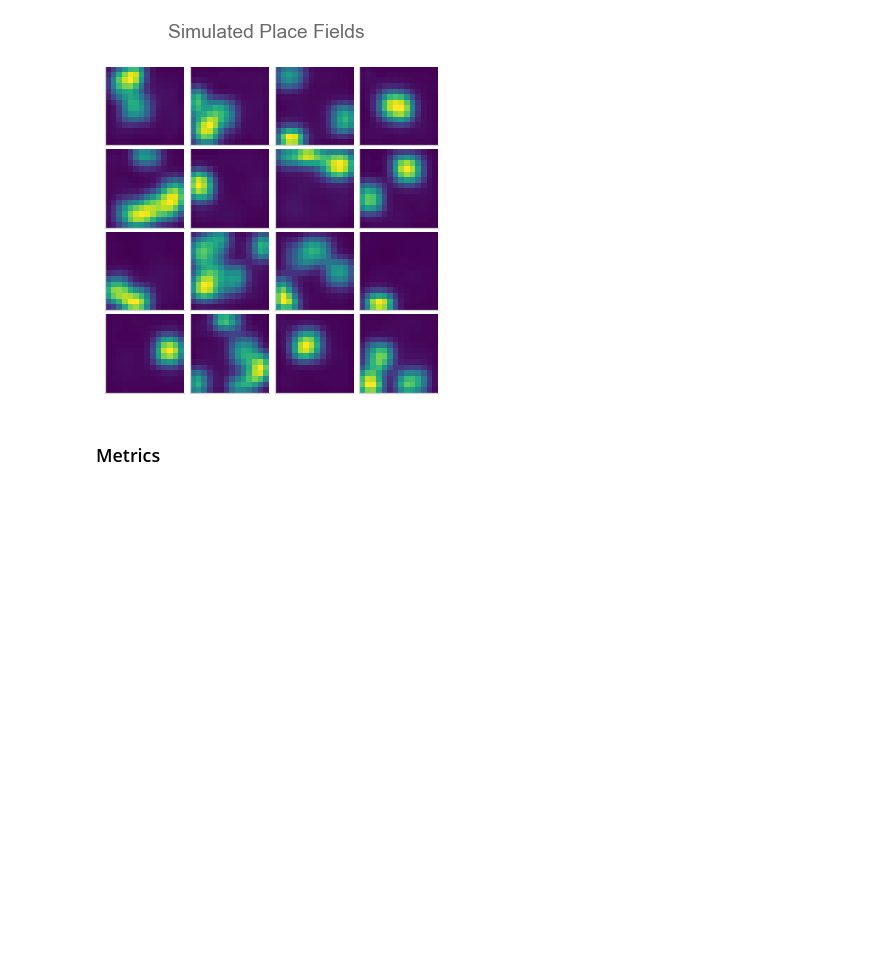
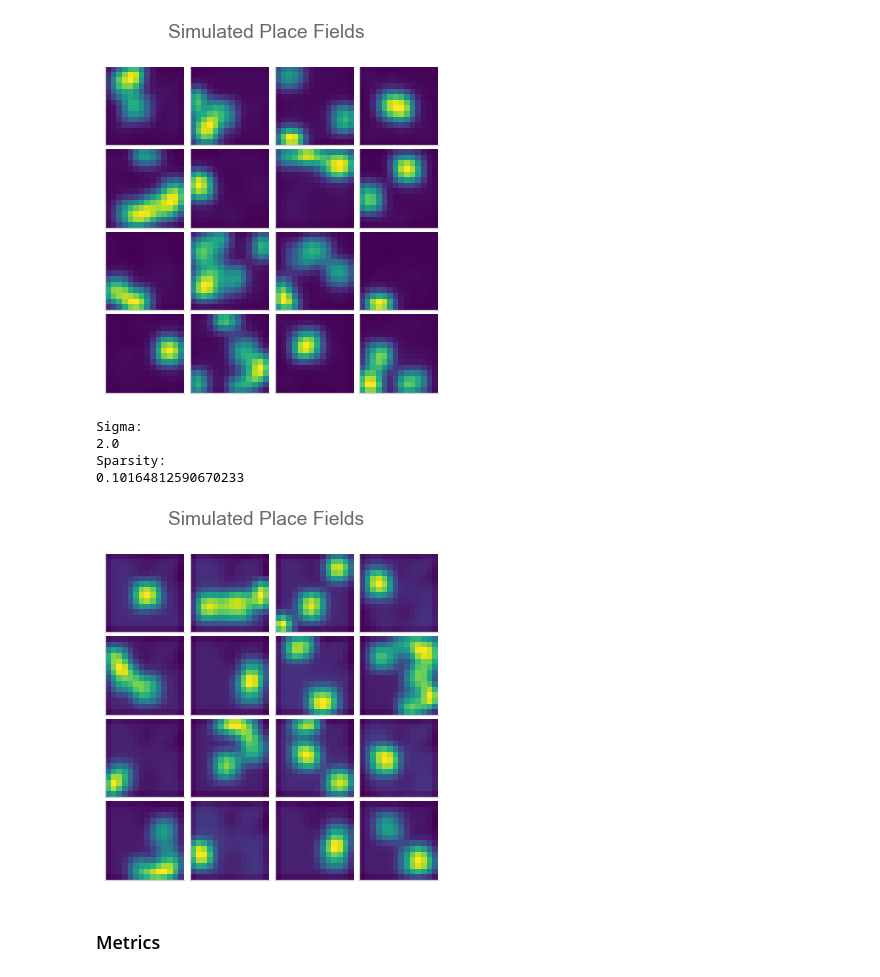
Before and after one commit to chingf/sr-project, a Jupyter notebook: notebooks/5b-place-fields.ipynb, the cells around one changed output. Drawn from its saved outputs; the diff is of its cells as text; code cells hidden in the pictures; blank space fills up the shorter version.

```diff
--- a/notebooks/5b-place-fields.ipynb
+++ b/notebooks/5b-place-fields.ipynb
@@ -216,7 +216,7 @@ Ratio One Field: 0.4
 # Option B: Load existing results
 # %%
 results_dirs = []
-data_dir = '/home/chingf/engram/Ching/03_td_discrete_corr/'
+data_dir = '/Volumes/aronov-locker/Ching/03_td_discrete_corr/'
 desired_sigmas = ['sigma1.75', 'sigma2.0']
 desired_sparsity_range = [0.1, 0.19]
 for sparsity in os.listdir(data_dir):
@@ -224,7 +224,7 @@ for sparsity in os.listdir(data_dir):
     sigma_dirs = os.listdir(f'{data_dir}{sparsity}')
     for desired_sigma in desired_sigmas:
         if desired_sigma in sigma_dirs:
-            results_dir = f'{data_dir}{sparsity}/{desired_sigma}/0.4/rnn/0/'
+            results_dir = f'{data_dir}{sparsity}/{desired_sigma}/0.4/rnn_oja/0/'
             results_path = results_dir + 'results.p'
             with open(results_path, 'rb') as f:
                 results = pickle.load(f)
@@ -282,6 +282,6 @@ results_dirs
 #     'sparsity0.03178947368421053/sigma2.0/0.8/rnn/0/'
 # %%
-results_dir = '/home/chingf/engram/Ching/03_td_discrete_corr/sparsity0.021526315789473685/sigma2.0/0.4/rnn/0/'
+results_dir = '/Volumes/aronov-locker/Ching/03_td_discrete_corr/sparsity0.021526315789473685/sigma2.0/0.4/rnn_oja/0/'
 # %%
 results_path = results_dir + 'results.p'
 fieldinfos_path = results_dir + 'field_infos.p'
@@ -513,6 +475,14 @@ Sigma:
 Sparsity:
 0.09851999981673576
 [figure]
+# %%
+plot_fields('/Volumes/aronov-locker/Ching/03_td_discrete_corr/sparsity0.01536842105263158/sigma2.0/0.4/rnn_oja/2/')
+# %% [output]
+Sigma:
+2.0
+Sparsity:
+0.10164812590670233
+[figure, added]
 # %% [markdown]
 ### Metrics
 # %%
```
Also changed, not shown: parts of 9 cells of this notebook, 5 other files.
